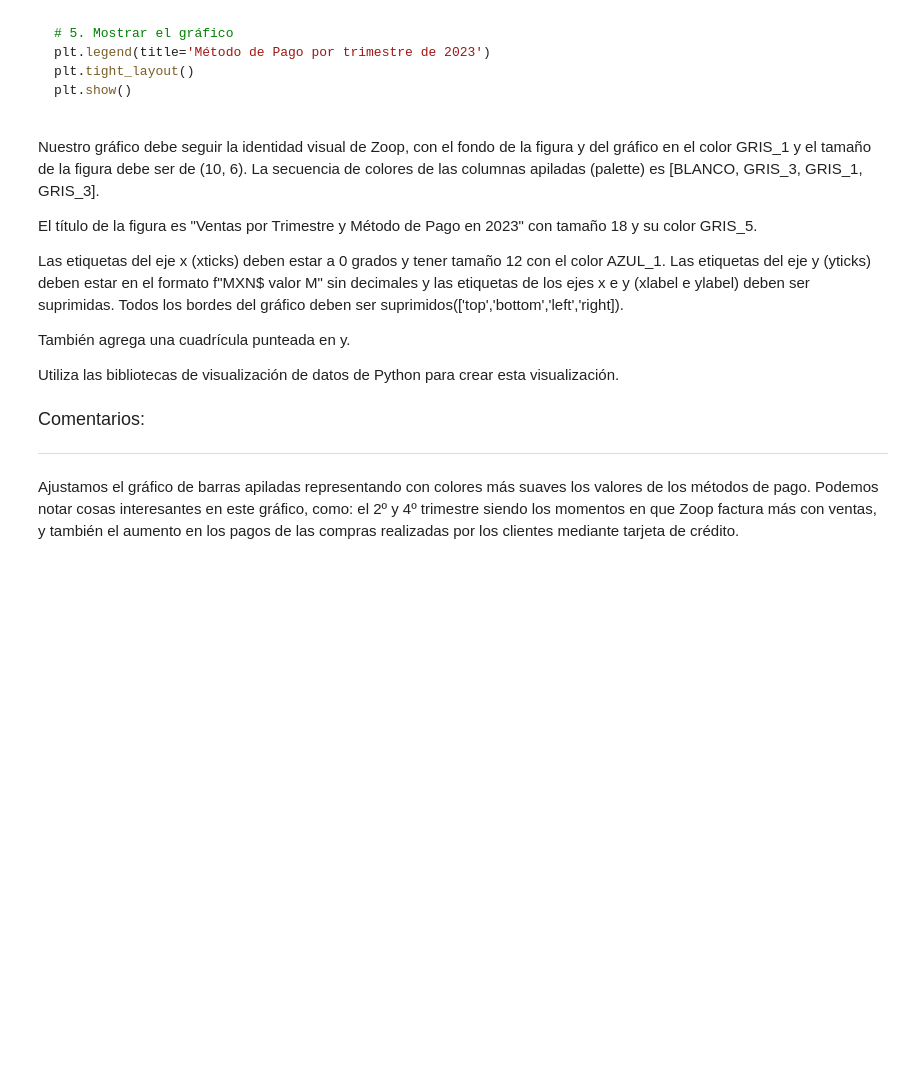
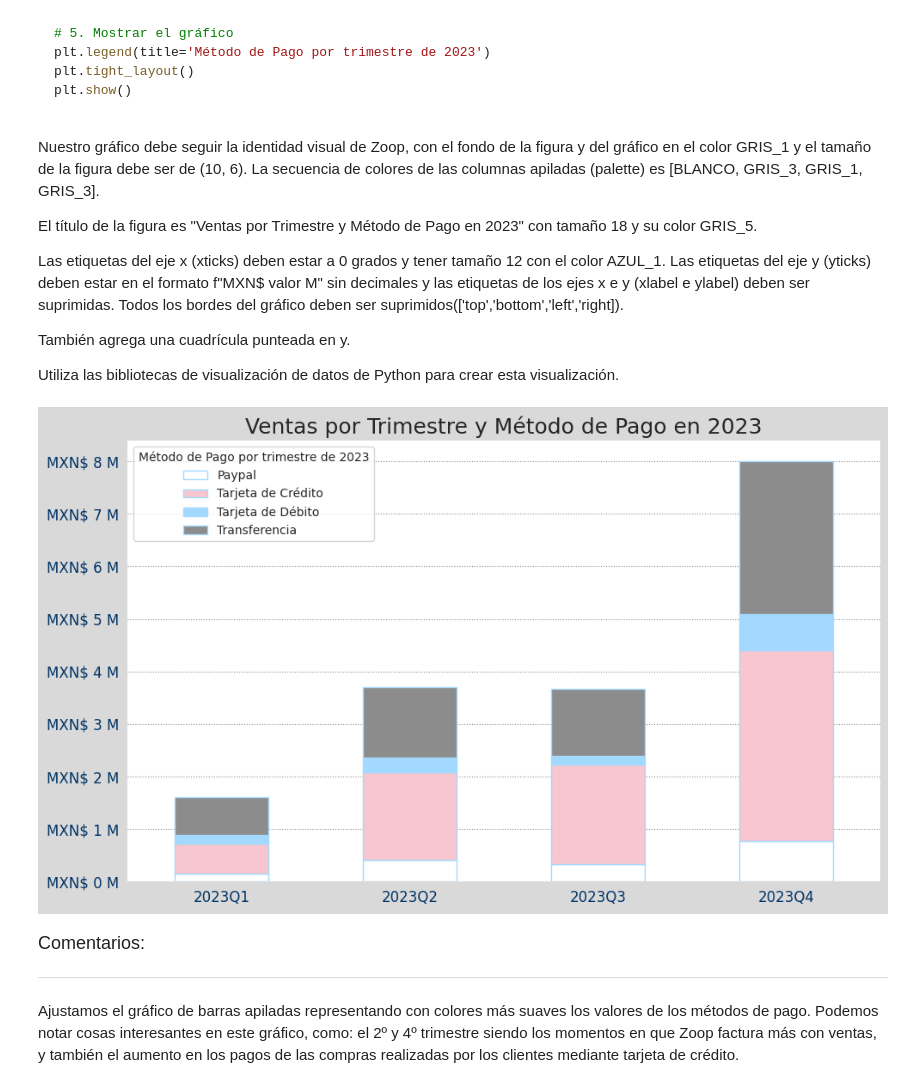
Before and after one commit to diego2003-her14/cursos-alura-ciencia-de-datos, a Jupyter notebook: IA_aplicada_a_ciencia_de_datos.ipynb, the cells around one changed output. Cells and saved outputs as stored; diff of their text form; code cells hidden in the pictures; blank space fills up the shorter version.

```diff
--- a/IA_aplicada_a_ciencia_de_datos.ipynb
+++ b/IA_aplicada_a_ciencia_de_datos.ipynb
@@ -1790,3 +1818,10 @@ Las etiquetas del eje x (xticks) deben estar a 0 grados y tener tamaño 12 con e
 También agrega una cuadrícula punteada en y.
 
 Utiliza las bibliotecas de visualización de datos de Python para crear esta visualización.
+# %%
+# Definimos los colores de identidad visual Zoop
+BLANCO = '#FFFFFF'
+ROSA_PASTEL_4 = '#F7C6CE'
+GRIS_3 = '#8C8C8C'
+CELESTE_3 = '#A3D9FF'
+AZUL_1 = '#003366'
@@ -1793,3 +1879,7 @@ Utiliza las bibliotecas de visualización de datos de Python para crear esta vis
+# %%
+ventas_por_trimestre().show()
+# %% [output]
+[figure, added]
 # %% [markdown]
 <font color="7b71ff" size=4> Comentarios: </font>
 
```
Also changed, not shown: parts of 24 cells of this notebook.
